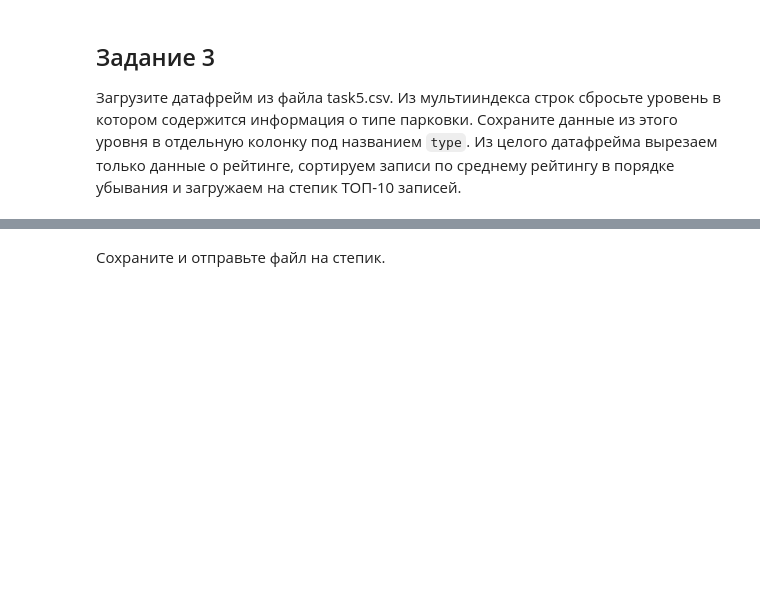
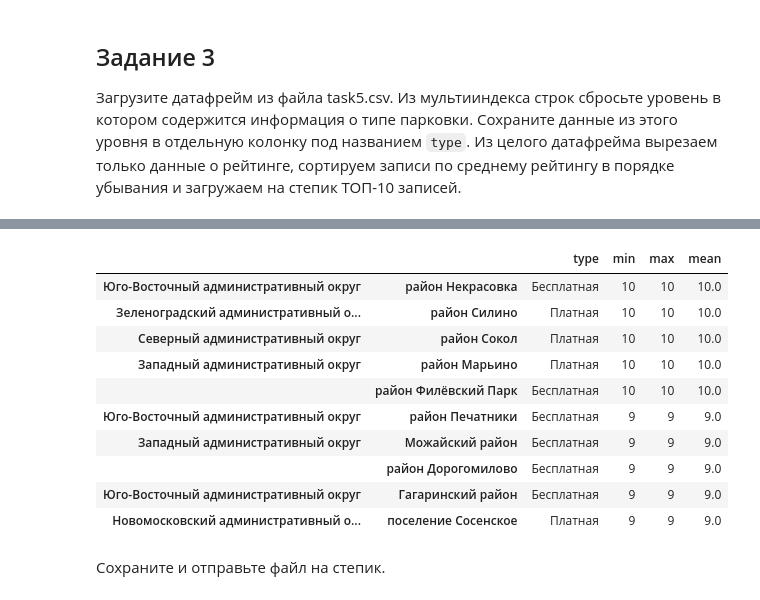
Before and after one commit to gbrs/basics_of_pandas, a Jupyter notebook: 6_2.ipynb, the cells around one changed output, grey strips where cells are left out. Drawn from its saved outputs; the diff is of its cells as text; code cells hidden in the pictures; blank space fills up the shorter version.

Commit message:
solve task 6.2.3

```diff
--- a/6_2.ipynb
+++ b/6_2.ipynb
@@ -90,5 +105,18 @@ df3_task
 # %%
-df2_result = ......
+df3_result = df3_task.loc[:, 'rating'].reset_index(level=-1).rename(columns={'level_2': 'type'}).sort_values('mean', ascending=False).head(10)
+df3_result
+# %% [output]
+|  |  | type | min | max | mean |
+| Юго-Восточный административный округ | район Некрасовка | Бесплатная | 10 | 10 | 10.0 |
+| Зеленоградский административный о... | район Силино | Платная | 10 | 10 | 10.0 |
+| Северный административный округ | район Сокол | Платная | 10 | 10 | 10.0 |
+| Западный административный округ | район Марьино | Платная | 10 | 10 | 10.0 |
+|  | район Филёвский Парк | Бесплатная | 10 | 10 | 10.0 |
+| Юго-Восточный административный округ | район Печатники | Бесплатная | 9 | 9 | 9.0 |
+| Западный административный округ | Можайский район | Бесплатная | 9 | 9 | 9.0 |
+|  | район Дорогомилово | Бесплатная | 9 | 9 | 9.0 |
+| Юго-Восточный административный округ | Гагаринский район | Бесплатная | 9 | 9 | 9.0 |
+| Новомосковский административный о... | поселение Сосенское | Платная | 9 | 9 | 9.0 |
 # %% [markdown]
 Сохраните и отправьте файл на степик.
 # %%
```
Also changed, not shown: parts of 2 cells of this notebook, 1 other file.
